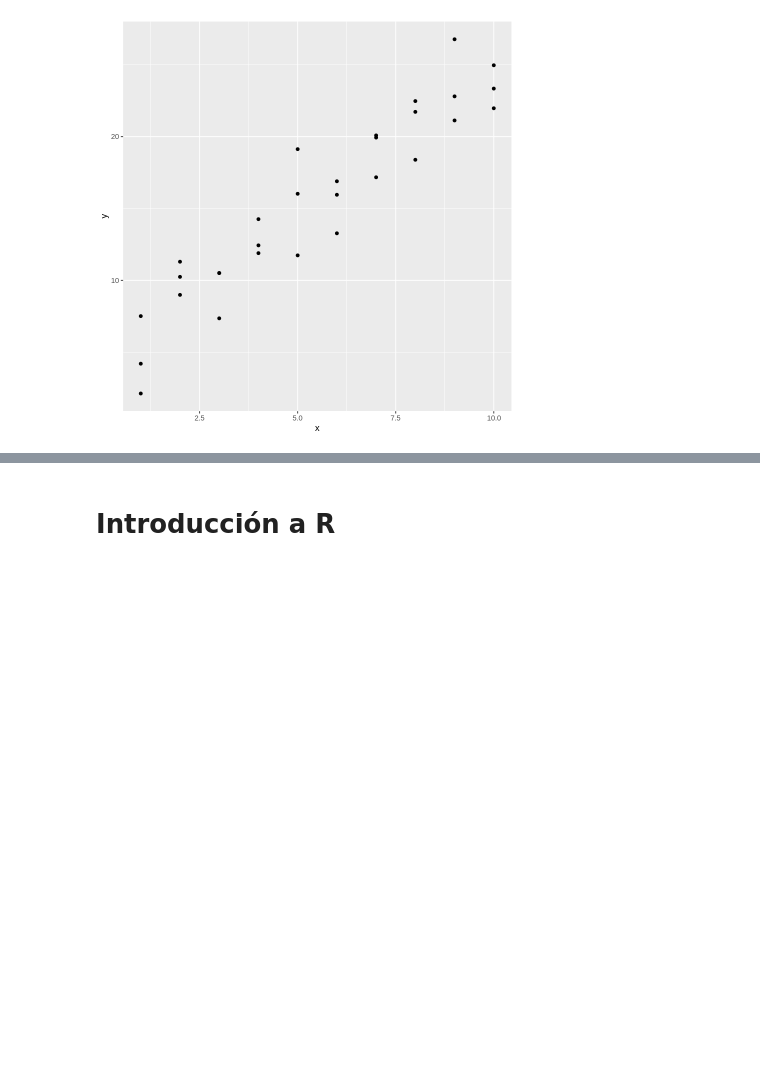
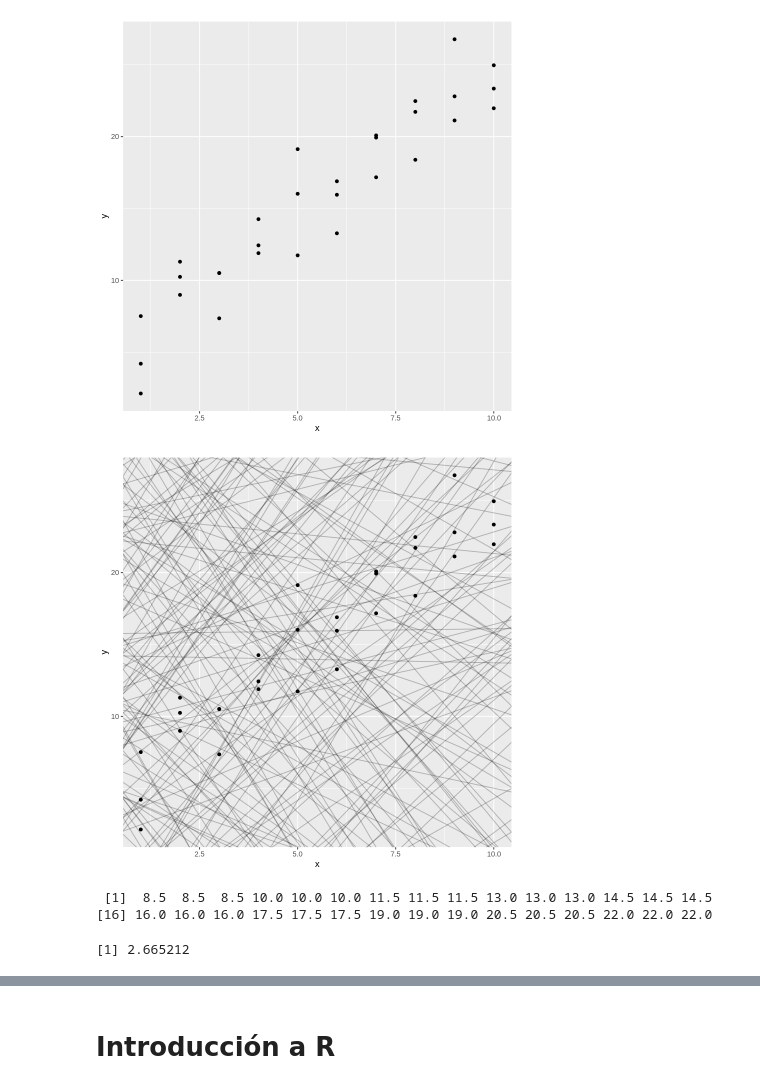
Before and after one commit to lalopezabc123/csv, a Jupyter notebook: Trabajando con R-09-02-2023.ipynb, the cells around one changed output, grey strips where cells are left out. Saved outputs shown, nothing was run; the diff lists cells and outputs as text; code cells hidden in the pictures; blank space fills up the shorter version.

```diff
--- a/Trabajando con R-09-02-2023.ipynb
+++ b/Trabajando con R-09-02-2023.ipynb
@@ -29,3 +31,31 @@ ggplot(sim1, aes(x, y)) +
   geom_point()
 # %% [output]
 [figure]
+# %%
+models <- tibble(
+  a1 = runif(250, -20, 40),
+  a2 = runif(250, -5, 5)
+)
+# %%
+ggplot(sim1, aes(x, y)) +
+  geom_abline(aes(intercept = a1, slope = a2), data = models, alpha = 1/4) +
+  geom_point()
+# %% [output]
+[figure, added]
+# %%
+model1 <- function(a, data) {
+  a[1] + data$x * a[2]
+}
+model1(c(7, 1.5), sim1)
+# %% [output]
+ [1]  8.5  8.5  8.5 10.0 10.0 10.0 11.5 11.5 11.5 13.0 13.0 13.0 14.5 14.5 14.5
+[16] 16.0 16.0 16.0 17.5 17.5 17.5 19.0 19.0 19.0 20.5 20.5 20.5 22.0 22.0 22.0
+# %%
+measure_distance <- function(mod, data) {
+  diff <- data$y - model1(mod, data)
+  sqrt(mean(diff ^ 2))
+}
+measure_distance(c(7, 1.5), sim1)
+#> [1] 2.665212
+# %% [output]
+[1] 2.665212
```
Also changed, not shown: parts of 4 cells of this notebook.
